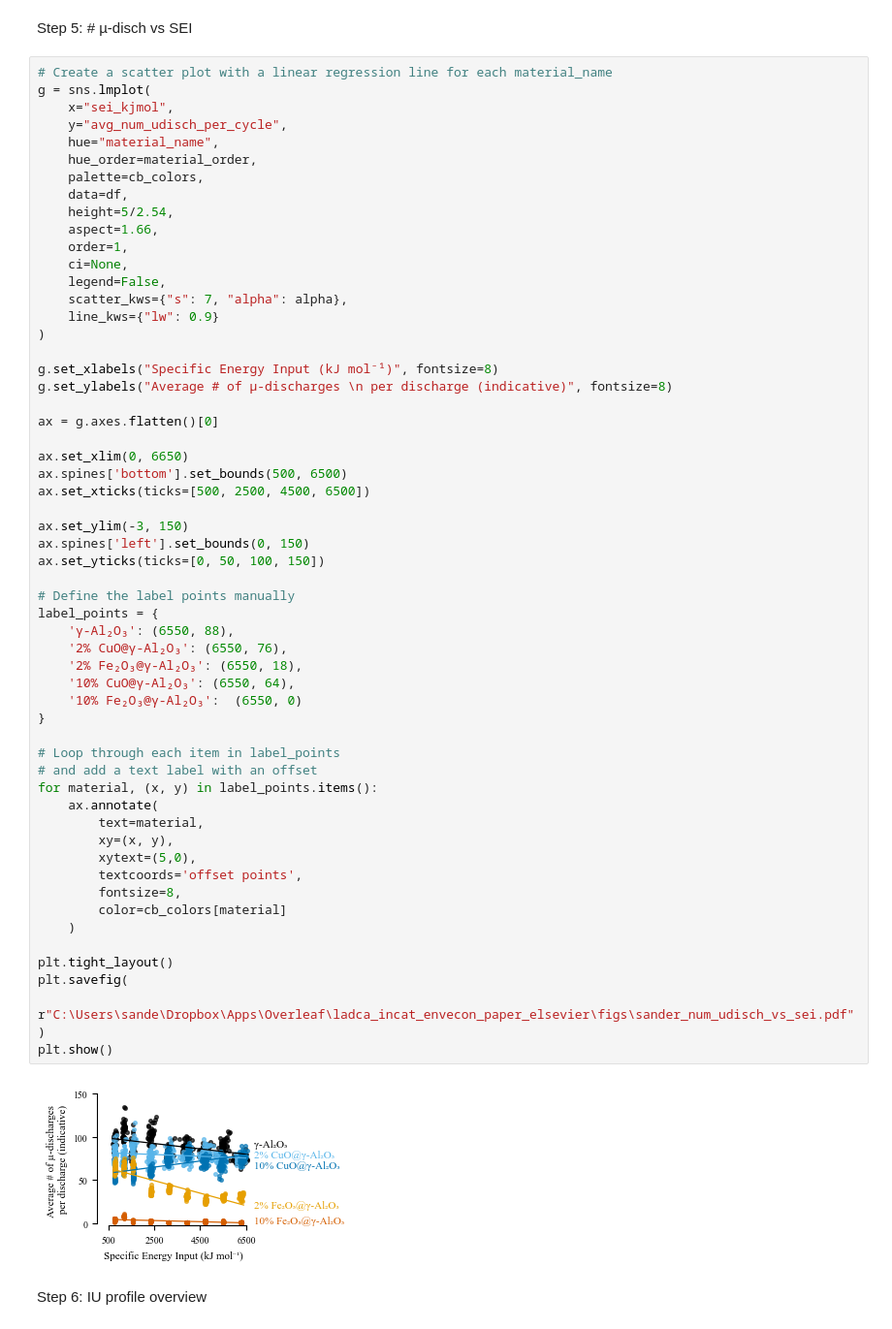
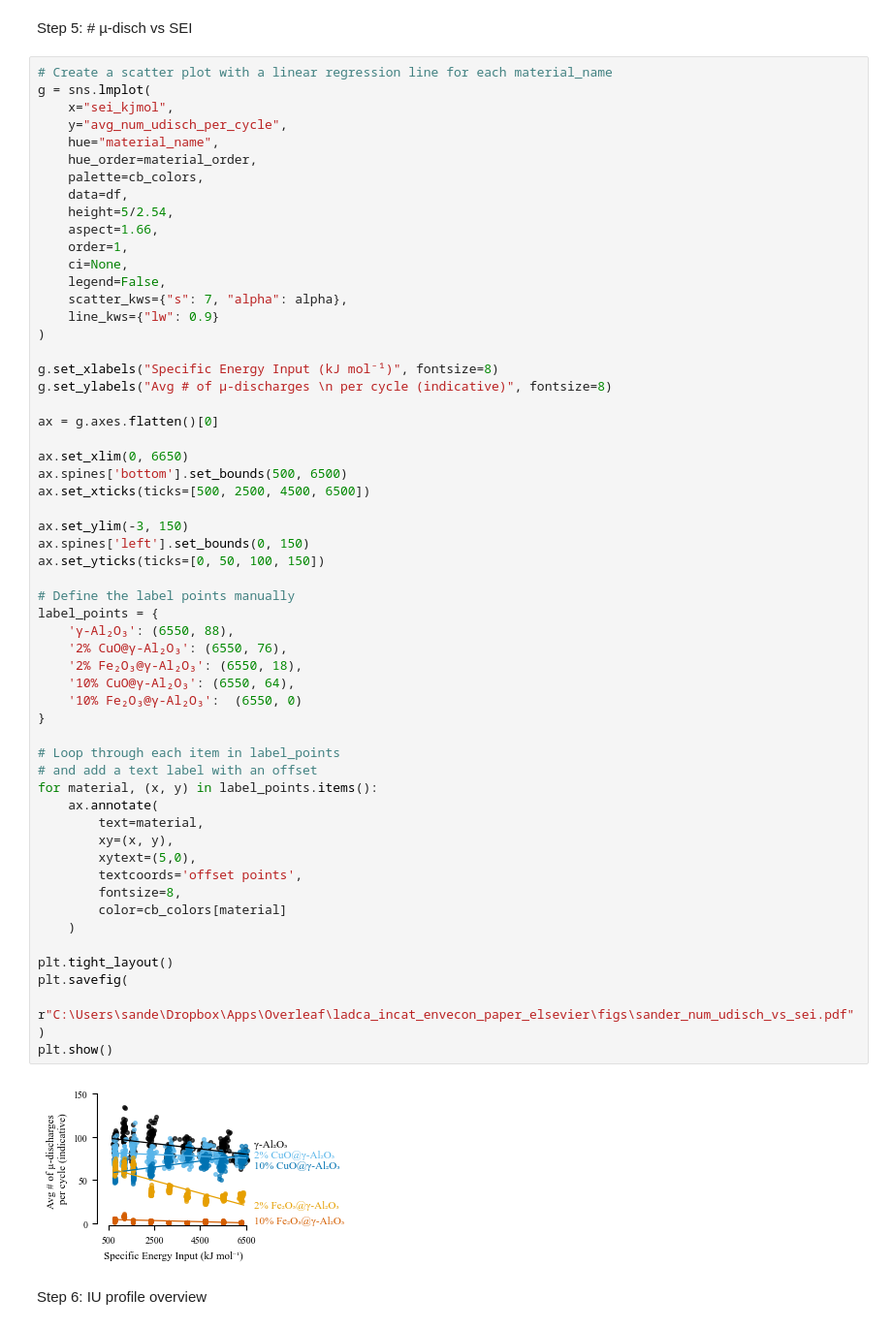
Before and after one commit to sbossier/ladca_incat_envecon_paper, a Jupyter notebook: ipynb/visualisation_electrical.ipynb, the cells around one changed output. Shown at 97% size. Drawn from its saved outputs; the diff is of its cells as text.

```diff
--- a/ipynb/visualisation_electrical.ipynb
+++ b/ipynb/visualisation_electrical.ipynb
@@ -320,7 +320,7 @@ g = sns.lmplot(
 )
 
 g.set_xlabels("Specific Energy Input (kJ mol⁻¹)", fontsize=8)
-g.set_ylabels("Average # of µ-discharges \n per discharge (indicative)", fontsize=8)
+g.set_ylabels("Avg # of µ-discharges \n per cycle (indicative)", fontsize=8)
 
 ax = g.axes.flatten()[0]
 
@@ -332,34 +332,34 @@ ax.set_ylim(-3, 150)
 ax.spines['left'].set_bounds(0, 150)
 ax.set_yticks(ticks=[0, 50, 100, 150])
 
 # Define the label points manually
 label_points = {
     'γ-Al₂O₃': (6550, 88),
     '2% CuO@γ-Al₂O₃': (6550, 76),
     '2% Fe₂O₃@γ-Al₂O₃': (6550, 18),
     '10% CuO@γ-Al₂O₃': (6550, 64),
     '10% Fe₂O₃@γ-Al₂O₃':  (6550, 0)
 }
 
 # Loop through each item in label_points
 # and add a text label with an offset
 for material, (x, y) in label_points.items():
     ax.annotate(
         text=material,
         xy=(x, y),
         xytext=(5,0),
         textcoords='offset points',
         fontsize=8,
         color=cb_colors[material]
     )
 
 plt.tight_layout()
 plt.savefig(
     r"C:\Users\sande\Dropbox\Apps\Overleaf\ladca_incat_envecon_paper_elsevier\figs\sander_num_udisch_vs_sei.pdf"
 )
 plt.show()
 # %% [output]
-[figure, old version]
+[figure, new version]
 # %% [markdown]
 Step 6: IU profile overview
 # %%
```
Also changed, not shown: parts of 14 cells of this notebook.
